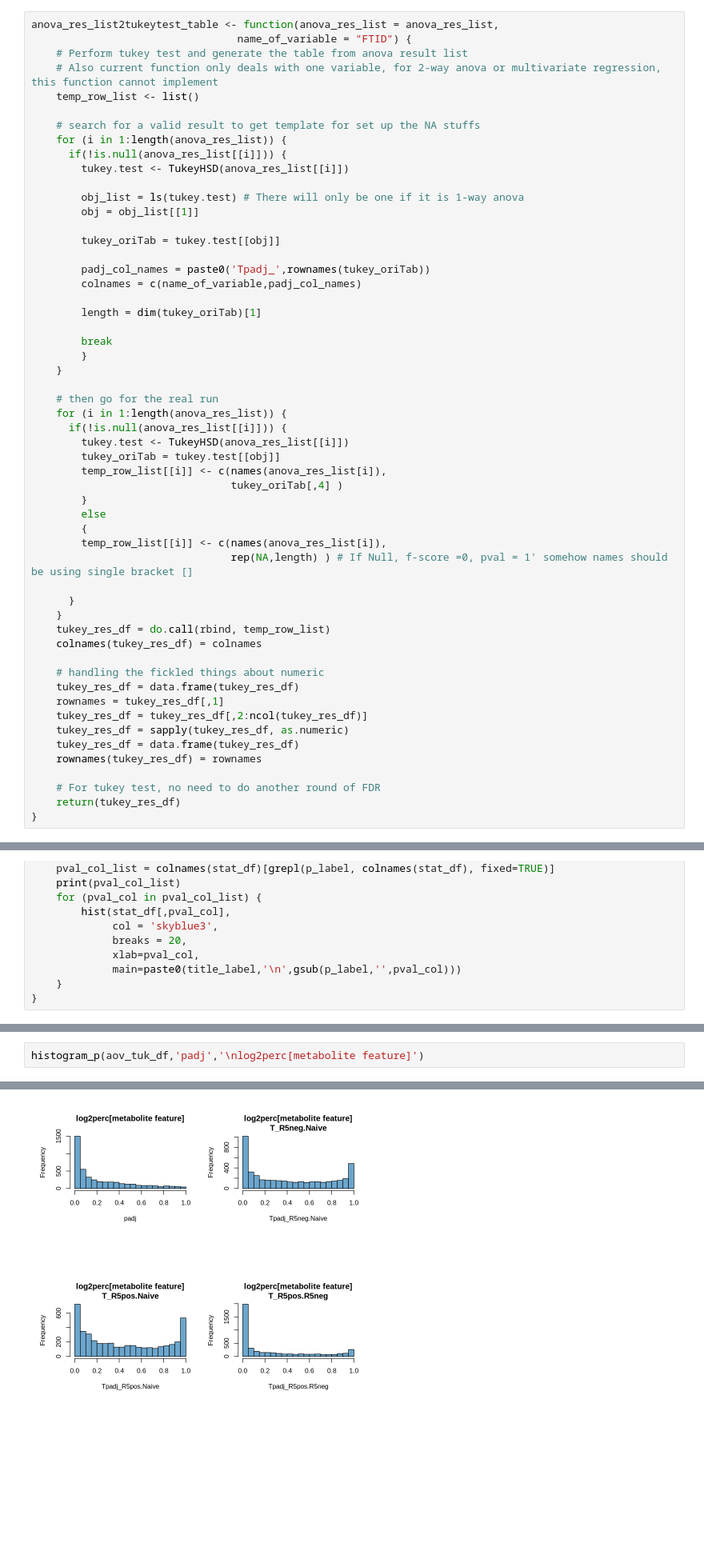
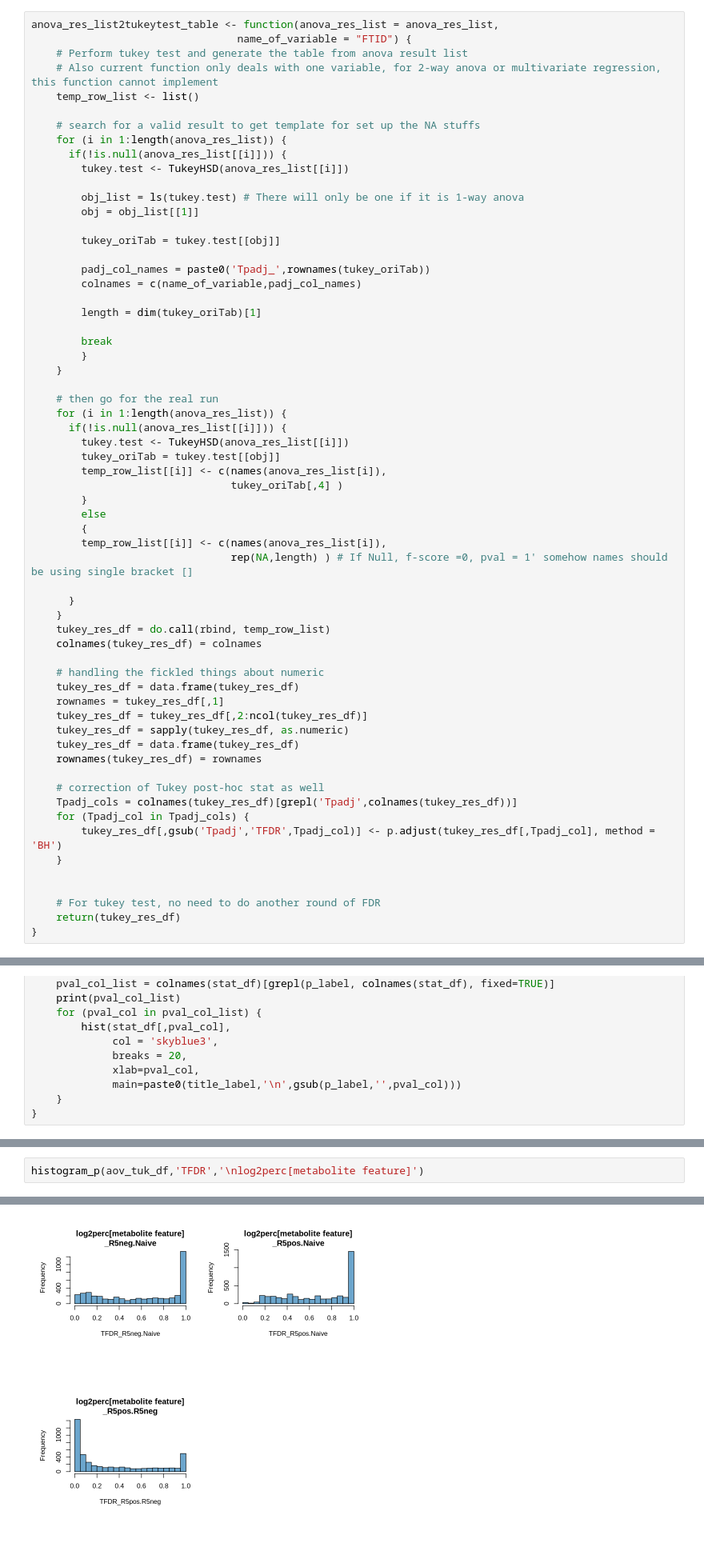
Before and after one commit to shuzhao-li-lab/Phosphatidylserine_analyses, a Jupyter notebook: script/R/simple_1-way_ANOVA_HILICpos_TICnorm.ipynb, the cells around one changed output, grey strips where cells are left out. Shown at 80% size. Drawn from its saved outputs; the diff is of its cells as text; blank space fills up the shorter version.

```diff
--- a/script/R/simple_1-way_ANOVA_HILICpos_TICnorm.ipynb
+++ b/script/R/simple_1-way_ANOVA_HILICpos_TICnorm.ipynb
@@ -236,6 +238,13 @@ anova_res_list2tukeytest_table <- function(anova_res_list = anova_res_list,
     tukey_res_df = data.frame(tukey_res_df)
     rownames(tukey_res_df) = rownames
 
+    # correction of Tukey post-hoc stat as well
+    Tpadj_cols = colnames(tukey_res_df)[grepl('Tpadj',colnames(tukey_res_df))]
+    for (Tpadj_col in Tpadj_cols) {
+        tukey_res_df[,gsub('Tpadj','TFDR',Tpadj_col)] <- p.adjust(tukey_res_df[,Tpadj_col], method = 'BH')
+    }
+
+
     # For tukey test, no need to do another round of FDR
     return(tukey_res_df)
 }
@@ -332,3 +355,3 @@ histogram_p <- function(stat_df,p_label, title_label) {
 # %%
-histogram_p(aov_tuk_df,'padj','\nlog2perc[metabolite feature]')
+histogram_p(aov_tuk_df,'TFDR','\nlog2perc[metabolite feature]')
 # %% [output]
@@ -337,4 +359,4 @@ histogram_p(aov_tuk_df,'padj','\nlog2perc[metabolite feature]')
-[figure, old version]
+[figure, new version]
 # %%
 histogram_p(aov_tuk_df,'pval','\nlog2perc[metabolite feature]')
 # %% [output]
```
Also changed, not shown: parts of 12 cells of this notebook, 1 other file.
